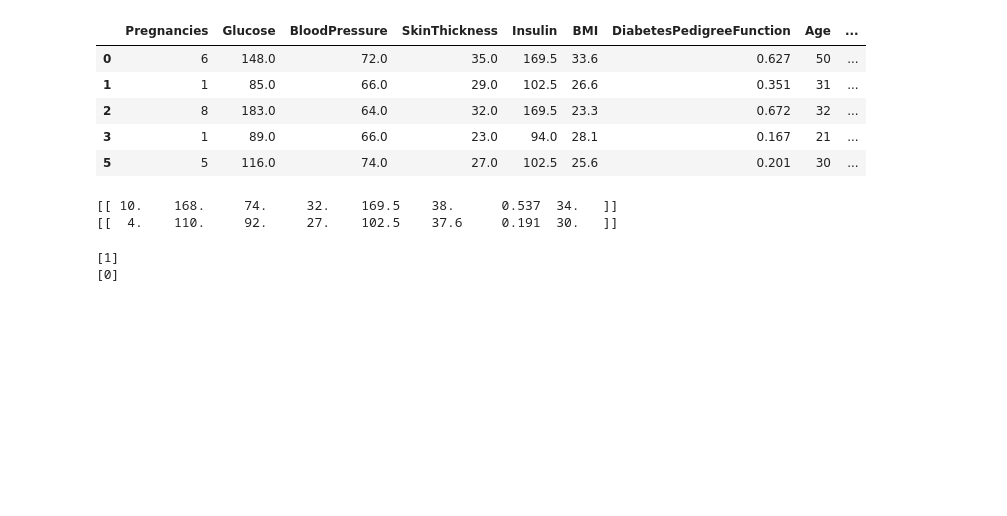
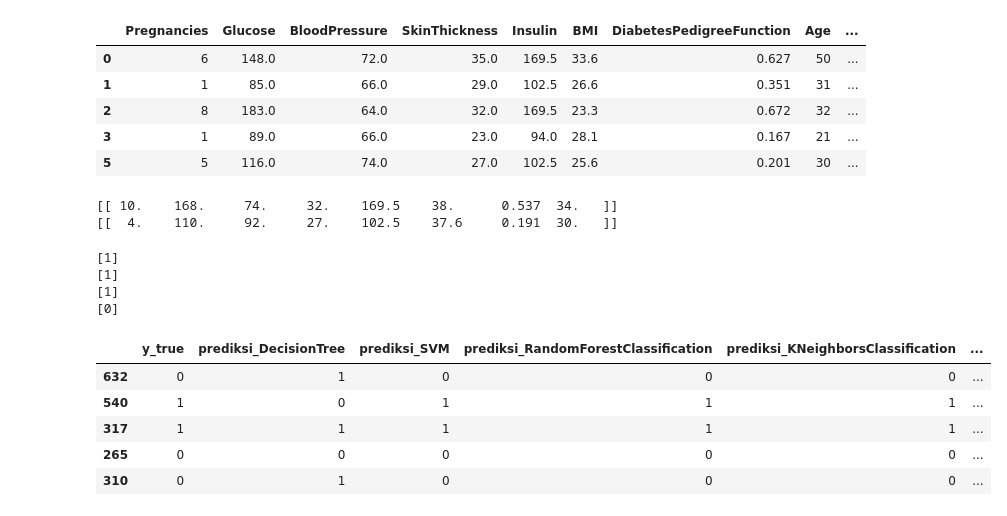
Before and after one commit to dan-dia/project-capstone-team-csd-134, a Jupyter notebook: model/Project_Capstone_134.ipynb, the cells around one changed output. Cells and saved outputs as stored; diff of their text form; code cells hidden in the pictures; blank space fills up the shorter version.

Commit message:
fix predict model argumen dan membersihkan duplikasi atau komentar

```diff
--- a/model/Project_Capstone_134.ipynb
+++ b/model/Project_Capstone_134.ipynb
@@ -415,0 +418,11 @@ Dari gambar di atas, terlihat semua model memberikan hasil prediksi yang cukup t
+# %%
+# Number of trees in random forest
+n_estimators = [int(x) for x in np.linspace(start = 10, stop = 100, num = 10)]
+# Number of faetures to consider at every split
+max_features = ['auto', 'sqrt', 'log2']
+# Maximun number of levels in tree
+max_depth = [2, 4]
+# Minimum number of samples required to split a node
+min_samples_leaf = [1, 2]
+# Method of selecting samples for training each tree
+bootstrap = [True, False]
@@ -415,0 +439,4 @@ Dari gambar di atas, terlihat semua model memberikan hasil prediksi yang cukup t
+# %%
+rfc_tunning = GridSearchCV(estimator = rfc, param_grid = param_grid, cv = 3, verbose = 2, n_jobs = -1)
+# %%
+rfc_tunning.fit(X_train, y_train)
@@ -425,3 +483,0 @@ y = diabetes['Outcome']
-# %%
-# Membagi dataset menjadi data latih (train) dan data uji (test)
-X_train, X_test, y_train, y_test = train_test_split(X, y, test_size = 0.2, random_state = 0)
@@ -511,9 +516,31 @@ model = pickle.load(file)
 # %%
 prediction1 = model.predict(data1)
 prediction2 = model.predict(data2)
+# predict with scaler
+prediction_ss1 = model.predict(pd.DataFrame(scaler.transform(data1), columns=numerical_features))
+prediction_ss2 = model.predict(pd.DataFrame(scaler.transform(data2), columns=numerical_features))
 
 print(prediction1)
 print(prediction2)
+print(prediction_ss1)
+print(prediction_ss2)
 # %% [output]
+[1]
+[1]
 [1]
 [0]
+# %%
+model_dict = {'DecisionTree': decisiontree, 'SVM': svm, 'RandomForestClassification': rfc, 'KNeighborsClassification': knnc, 'AdaBoostClassifier':adaboost, 'RFC_GridSearchCV': rfc_tunning}
+prediksi = X_test.iloc[30:35].copy()
+pred_dict = {'y_true':y_test[30:35]}
+for name, model in model_dict.items():
+    pred_dict['prediksi_'+name] = model.predict(prediksi)
+
+pd.DataFrame(pred_dict)
+# %% [output]
+|  | y_true | prediksi_DecisionTree | prediksi_SVM | prediksi_RandomForestClassification | prediksi_KNeighborsClassification | ... |
+| 632 | 0 | 1 | 0 | 0 | 0 | ... |
+| 540 | 1 | 0 | 1 | 1 | 1 | ... |
+| 317 | 1 | 1 | 1 | 1 | 1 | ... |
+| 265 | 0 | 0 | 0 | 0 | 0 | ... |
+| 310 | 0 | 1 | 0 | 0 | 0 | ... |
```
Also changed, not shown: parts of 27 cells of this notebook, 1 other file.
